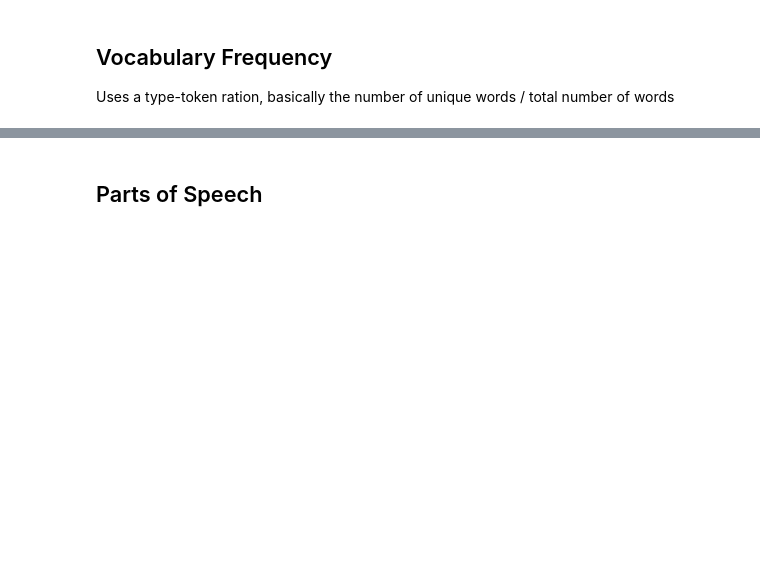
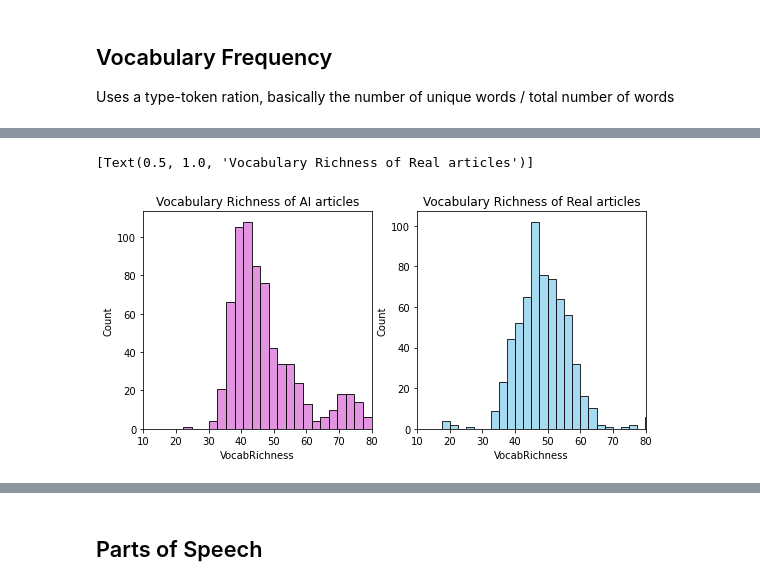
Before and after one commit to MatthewRau99/cs6830-final, a Jupyter notebook: data_vis.ipynb, the cells around one changed output, grey strips where cells are left out. Drawn from its saved outputs; the diff is of its cells as text; code cells hidden in the pictures; blank space fills up the shorter version.

```diff
--- a/data_vis.ipynb
+++ b/data_vis.ipynb
@@ -214,9 +258,12 @@ print(f'Mean Vocab richness percentage for real articles: {real.VocabRichness.me
 # %%
 f, axes = plt.subplots(1, 2, figsize=(9,4))
-axes[0].set_xlim(15, 70)
-axes[1].set_xlim(15, 70)
+axes[0].set_xlim(10, 80)
+axes[1].set_xlim(10, 80)
 sns.histplot(ai, x='VocabRichness', color="orchid", ax=axes[0]).set(title='Vocabulary Richness of AI articles')
 sns.histplot(real, x='VocabRichness', color="skyblue", ax=axes[1]).set(title='Vocabulary Richness of Real articles')
+# %% [output]
+[Text(0.5, 1.0, 'Vocabulary Richness of Real articles')]
+[figure, added]
 # %%
 real = real.dropna()
 stats.ttest_ind(ai.VocabRichness, real.VocabRichness)
```
Also changed, not shown: parts of 42 cells of this notebook.
